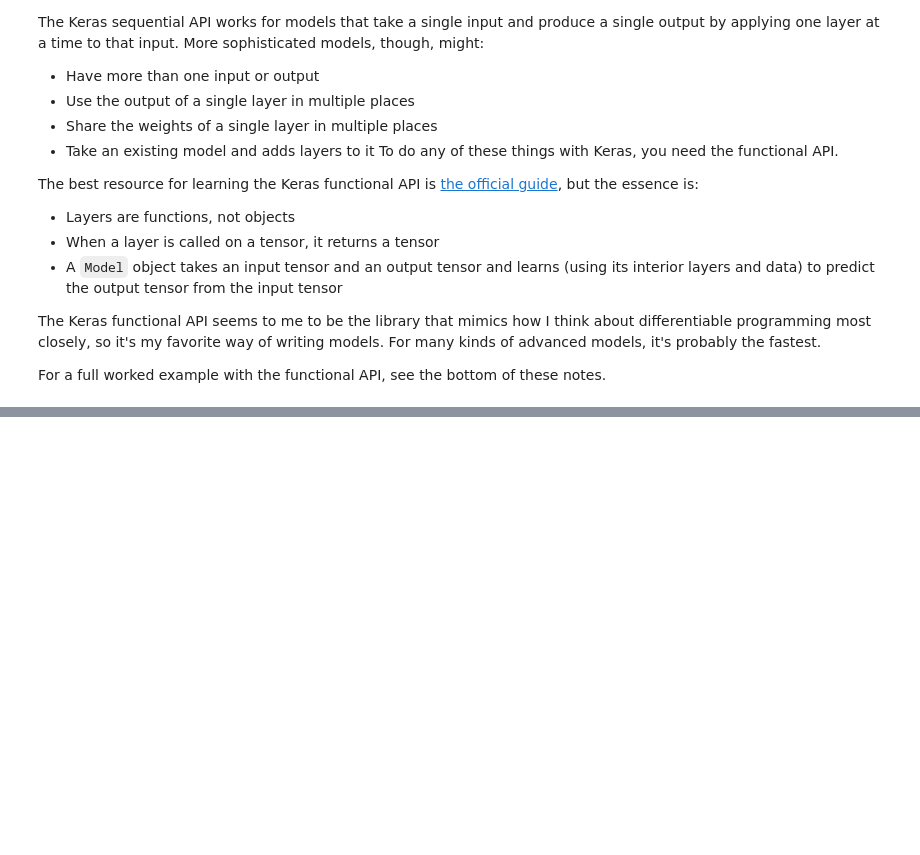
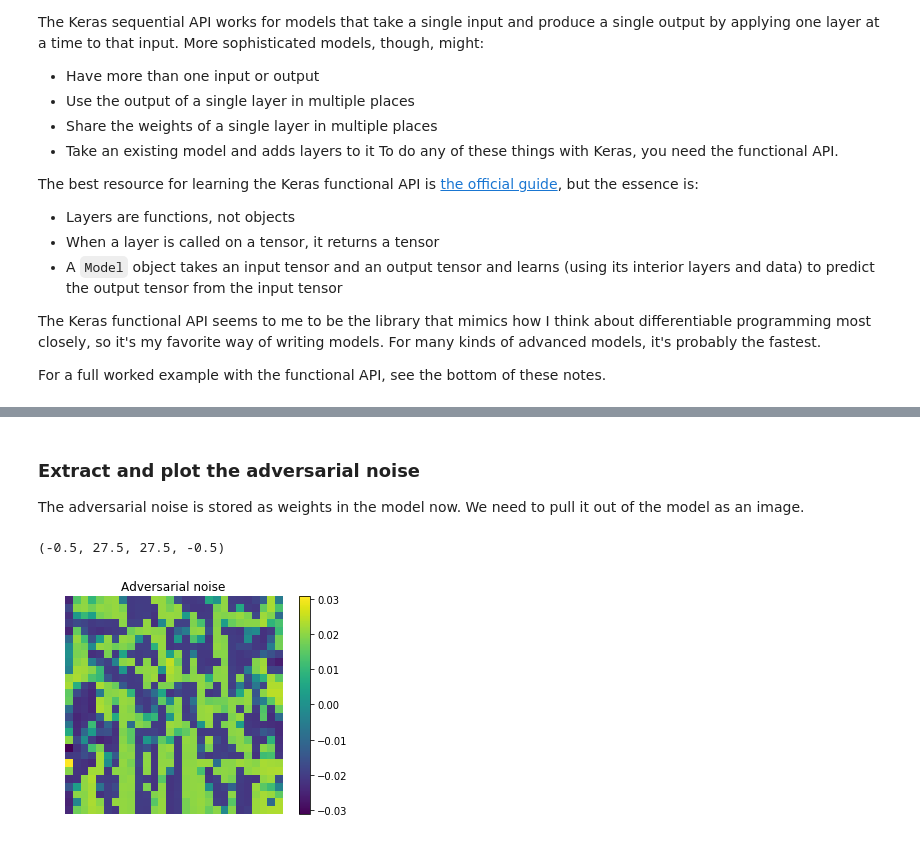
Before and after one commit to maxwells-daemons/caltech-cs11-tensorflow, a Jupyter notebook: labs/lab_5_adversarial_examples/notes_5.ipynb, the cells around one changed output, grey strips where cells are left out. Saved outputs shown, nothing was run; the diff lists cells and outputs as text; code cells hidden in the pictures; blank space fills up the shorter version.

```diff
--- a/labs/lab_5_adversarial_examples/notes_5.ipynb
+++ b/labs/lab_5_adversarial_examples/notes_5.ipynb
@@ -192,0 +431,19 @@ But, as you'll find out in this week's assignment, it's actually sufficient to j
+# %% [markdown]
+### Extract and plot the adversarial noise
+The adversarial noise is stored as weights in the model now.
+We need to pull it out of the model as an image.
+# %%
+# Extract the noise from the layer weights
+noise_layer = model.get_layer('noised_image')
+adversarial_noise = noise_layer.get_weights()[0]
+
+# Set the layer's weights to zero
+noise_layer.set_weights([np.zeros_like(adversarial_noise)])
+
+plt.imshow(adversarial_noise[:, :, 0])
+plt.title('Adversarial noise')
+plt.colorbar()
+plt.axis('off')
+# %% [output]
+(-0.5, 27.5, 27.5, -0.5)
+[figure, added]
```
Also changed, not shown: parts of 24 cells of this notebook.
